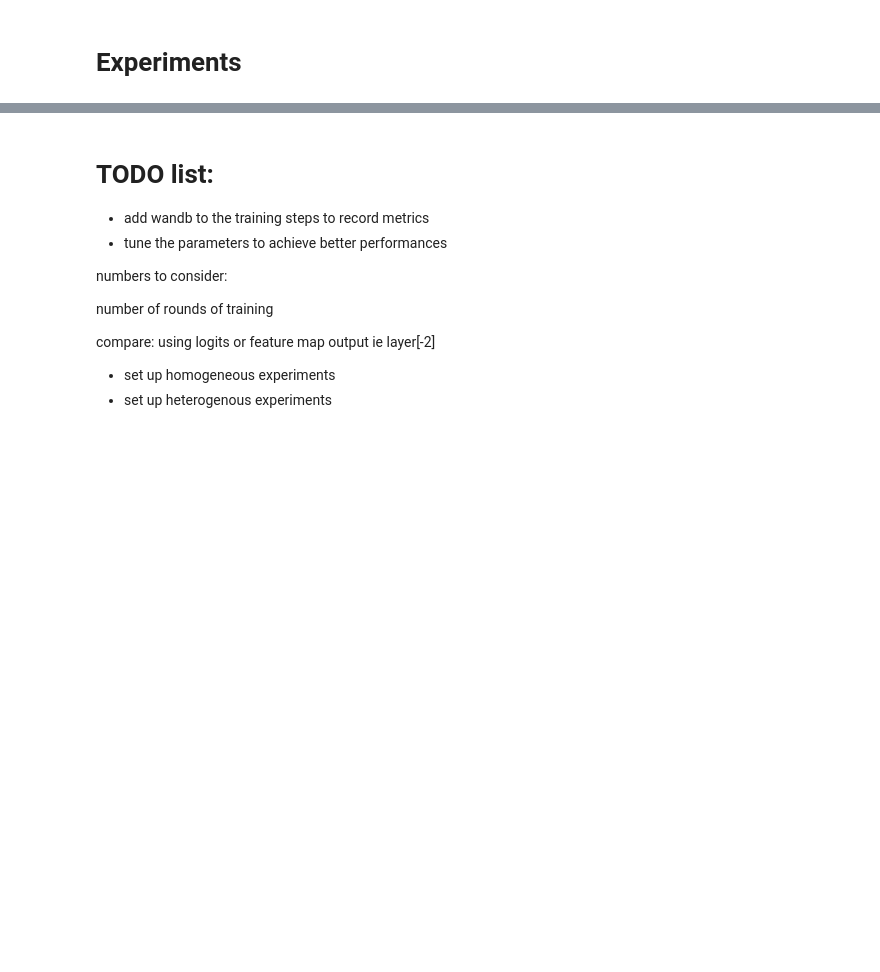
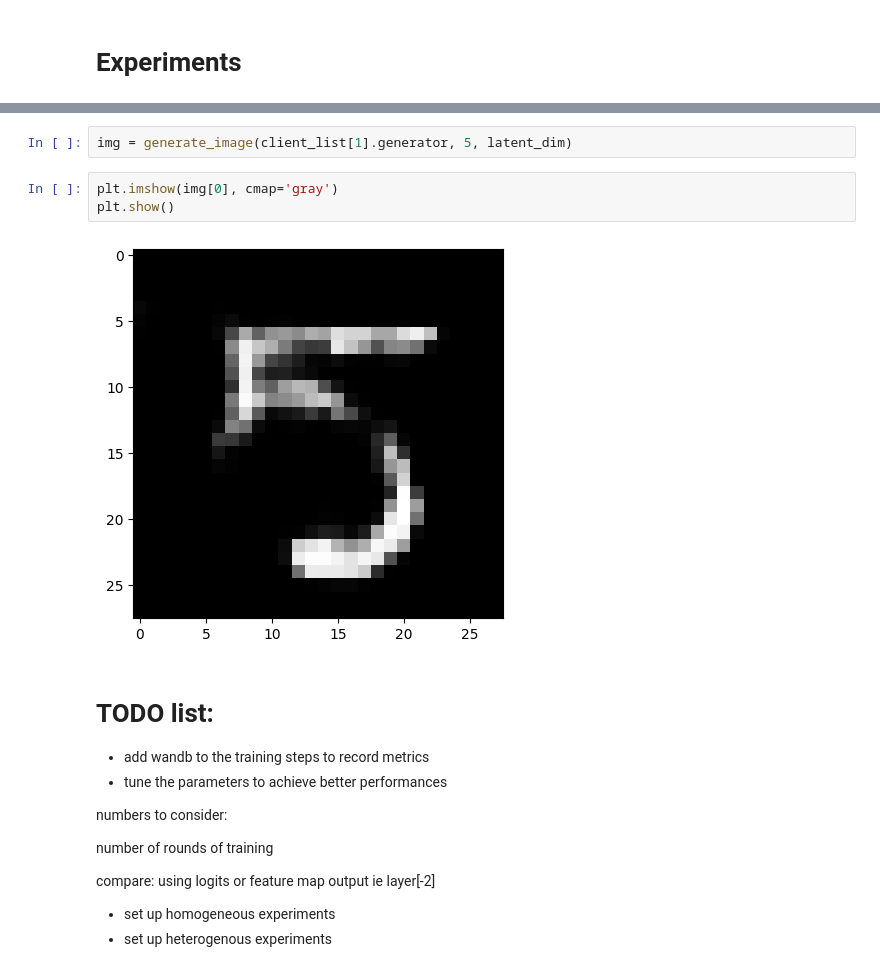
Before and after one commit to ChrisW2420/FedDistill, a Jupyter notebook: FedPKDG.ipynb, the cells around one changed output, grey strips where cells are left out. Drawn from its saved outputs; the diff is of its cells as text; blank space fills up the shorter version.

```diff
--- a/FedPKDG.ipynb
+++ b/FedPKDG.ipynb
@@ -881,3 +1034,10 @@ Epoch 1/2
+# %%
+img = generate_image(client_list[1].generator, 5, latent_dim)
+# %%
+plt.imshow(img[0], cmap='gray')
+plt.show()
+# %% [output]
+[figure, added]
 # %% [markdown]
 # TODO list:
 - add wandb to the training steps to record metrics
```
Also changed, not shown: parts of 10 cells of this notebook.
